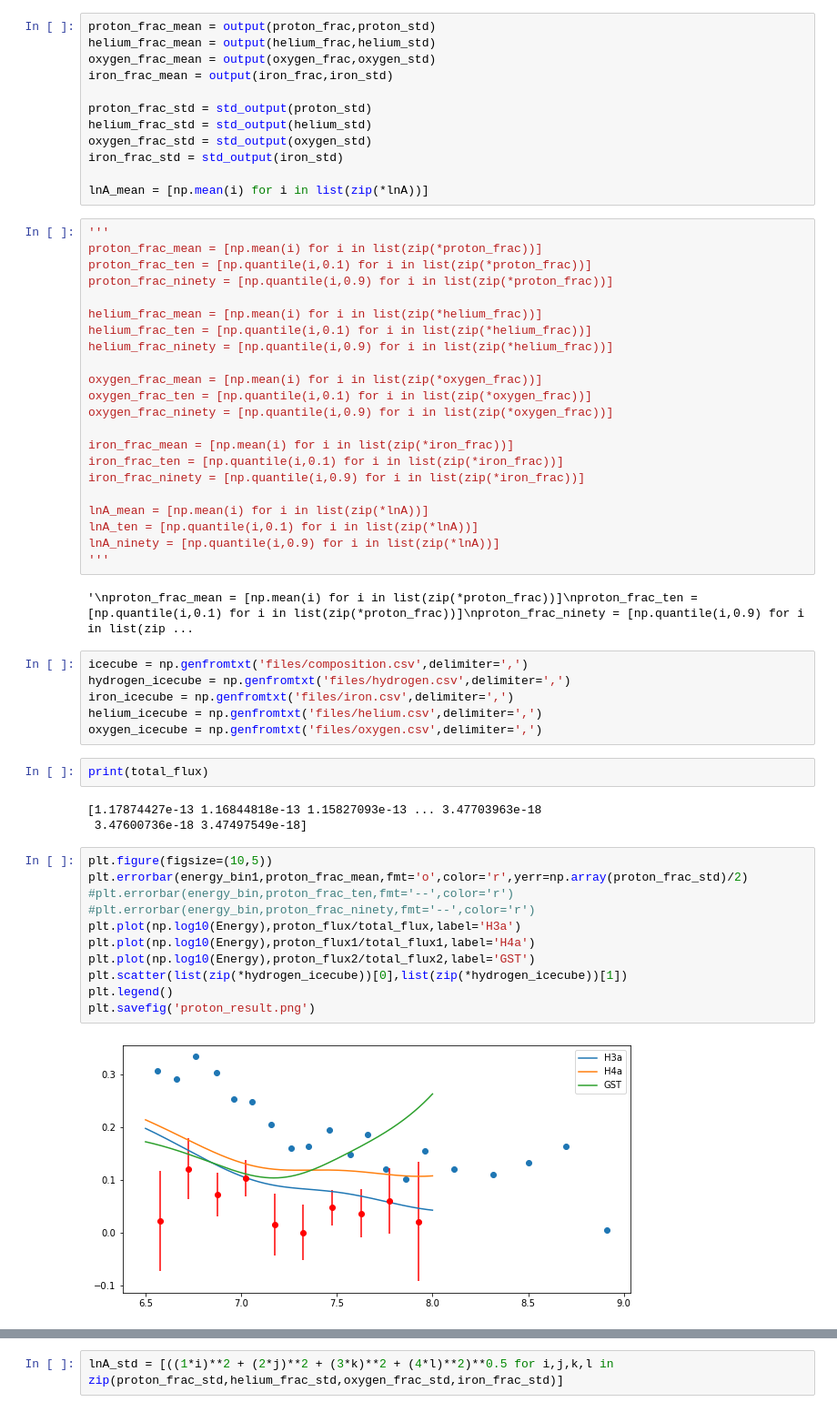
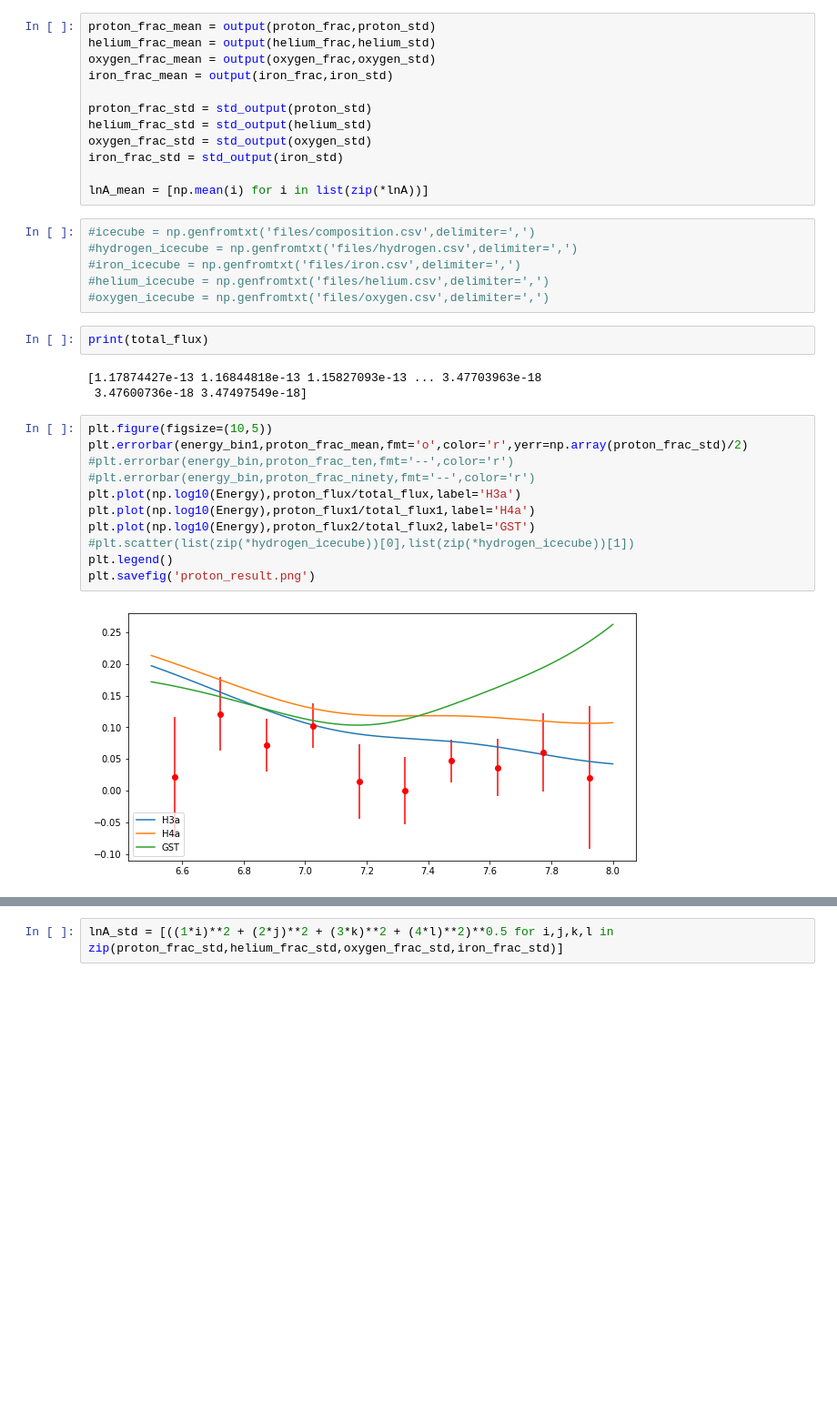
Before and after one commit to andyPhysics/CosmicRay, a Jupyter notebook: NN/Composition.ipynb, the cells around one changed output, grey strips where cells are left out. Shown at 91% size. Drawn from its saved outputs; the diff is of its cells as text; blank space fills up the shorter version.

```diff
--- a/NN/Composition.ipynb
+++ b/NN/Composition.ipynb
@@ -493,36 +493,12 @@ oxygen_frac_std = std_output(oxygen_std)
 iron_frac_std = std_output(iron_std)
 
 lnA_mean = [np.mean(i) for i in list(zip(*lnA))]
-# %%
-'''
-proton_frac_mean = [np.mean(i) for i in list(zip(*proton_frac))]
-proton_frac_ten = [np.quantile(i,0.1) for i in list(zip(*proton_frac))]
-proton_frac_ninety = [np.quantile(i,0.9) for i in list(zip(*proton_frac))]
-
-helium_frac_mean = [np.mean(i) for i in list(zip(*helium_frac))]
-helium_frac_ten = [np.quantile(i,0.1) for i in list(zip(*helium_frac))]
-helium_frac_ninety = [np.quantile(i,0.9) for i in list(zip(*helium_frac))]
-
-oxygen_frac_mean = [np.mean(i) for i in list(zip(*oxygen_frac))]
-oxygen_frac_ten = [np.quantile(i,0.1) for i in list(zip(*oxygen_frac))]
-oxygen_frac_ninety = [np.quantile(i,0.9) for i in list(zip(*oxygen_frac))]
-
-iron_frac_mean = [np.mean(i) for i in list(zip(*iron_frac))]
-iron_frac_ten = [np.quantile(i,0.1) for i in list(zip(*iron_frac))]
-iron_frac_ninety = [np.quantile(i,0.9) for i in list(zip(*iron_frac))]
-
-lnA_mean = [np.mean(i) for i in list(zip(*lnA))]
-lnA_ten = [np.quantile(i,0.1) for i in list(zip(*lnA))]
-lnA_ninety = [np.quantile(i,0.9) for i in list(zip(*lnA))]
-'''
-# %% [output]
-'\nproton_frac_mean = [np.mean(i) for i in list(zip(*proton_frac))]\nproton_frac_ten = [np.quantile(i,0.1) for i in list(zip(*proton_frac))]\nproton_frac_ninety = [np.quantile(i,0.9) for i in list(zip ...
 # %%
-icecube = np.genfromtxt('files/composition.csv',delimiter=',')
-hydrogen_icecube = np.genfromtxt('files/hydrogen.csv',delimiter=',')
-iron_icecube = np.genfromtxt('files/iron.csv',delimiter=',')
-helium_icecube = np.genfromtxt('files/helium.csv',delimiter=',')
-oxygen_icecube = np.genfromtxt('files/oxygen.csv',delimiter=',')
+#icecube = np.genfromtxt('files/composition.csv',delimiter=',')
+#hydrogen_icecube = np.genfromtxt('files/hydrogen.csv',delimiter=',')
+#iron_icecube = np.genfromtxt('files/iron.csv',delimiter=',')
+#helium_icecube = np.genfromtxt('files/helium.csv',delimiter=',')
+#oxygen_icecube = np.genfromtxt('files/oxygen.csv',delimiter=',')
 # %%
 print(total_flux)
 # %% [output]
@@ -531,16 +507,16 @@ print(total_flux)
 # %%
 plt.figure(figsize=(10,5))
 plt.errorbar(energy_bin1,proton_frac_mean,fmt='o',color='r',yerr=np.array(proton_frac_std)/2)
 #plt.errorbar(energy_bin,proton_frac_ten,fmt='--',color='r')
 #plt.errorbar(energy_bin,proton_frac_ninety,fmt='--',color='r')
 plt.plot(np.log10(Energy),proton_flux/total_flux,label='H3a')
 plt.plot(np.log10(Energy),proton_flux1/total_flux1,label='H4a')
 plt.plot(np.log10(Energy),proton_flux2/total_flux2,label='GST')
-plt.scatter(list(zip(*hydrogen_icecube))[0],list(zip(*hydrogen_icecube))[1])
+#plt.scatter(list(zip(*hydrogen_icecube))[0],list(zip(*hydrogen_icecube))[1])
 plt.legend()
 plt.savefig('proton_result.png')
 # %% [output]
-[figure, old version]
+[figure, new version]
 # %%
 plt.figure(figsize=(10,5))
 plt.errorbar(energy_bin1,helium_frac_mean,fmt='o',color='r',yerr=np.array(helium_frac_std)/2)
```
Also changed, not shown: parts of 8 cells of this notebook.
